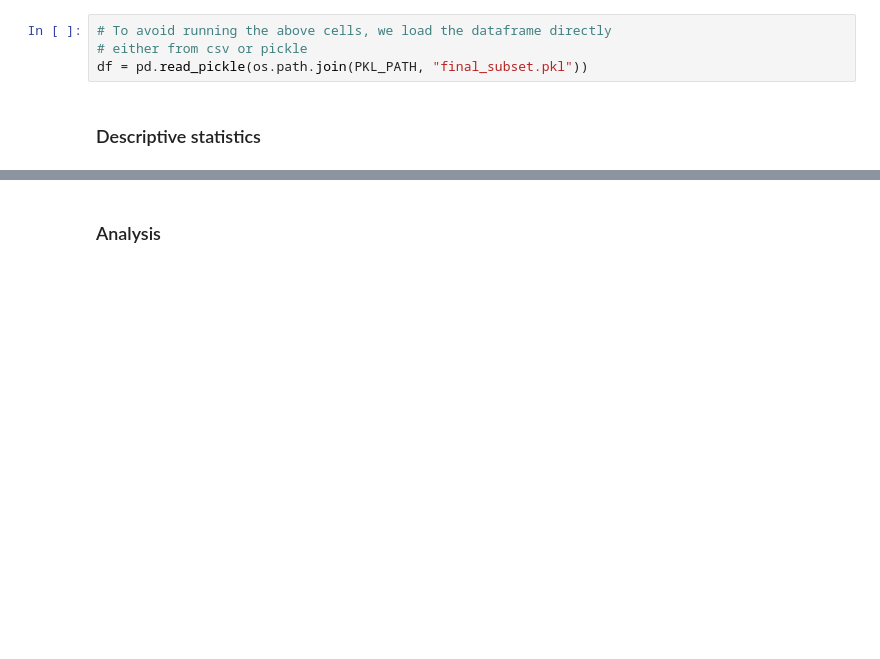
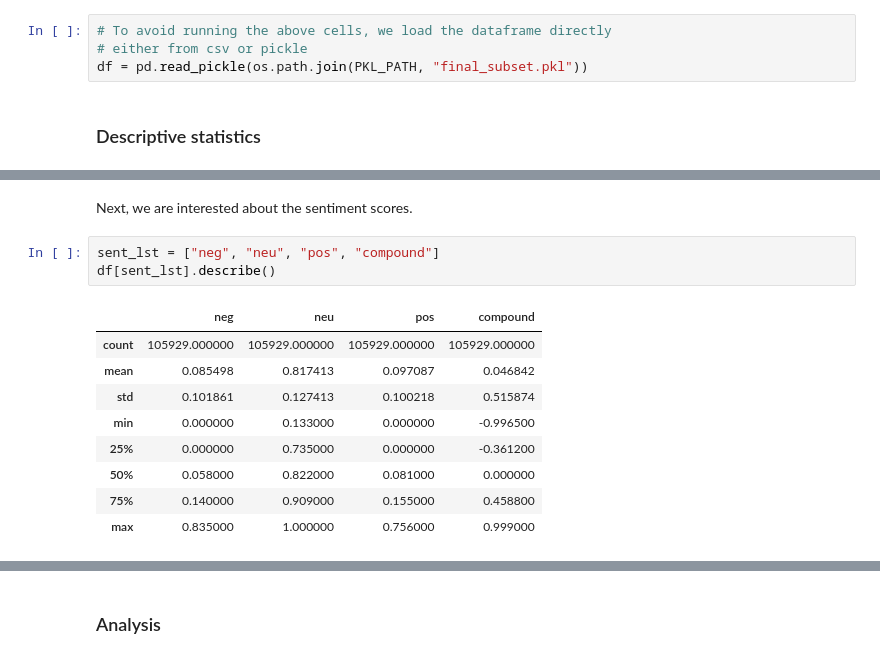
Before and after one commit to epfl-ada/ada-2021-project-apa, a Jupyter notebook: sentiment_eda.ipynb, the cells around one changed output, grey strips where cells are left out. Cells and saved outputs as stored; diff of their text form; blank space fills up the shorter version.

```diff
--- a/sentiment_eda.ipynb
+++ b/sentiment_eda.ipynb
@@ -94,0 +142,15 @@ df = pd.read_pickle(os.path.join(PKL_PATH, "final_subset.pkl"))
+# %% [markdown]
+Next, we are interested about the sentiment scores.
+# %%
+sent_lst = ["neg", "neu", "pos", "compound"]
+df[sent_lst].describe()
+# %% [output]
+|  | neg | neu | pos | compound |
+| count | 105929.000000 | 105929.000000 | 105929.000000 | 105929.000000 |
+| mean | 0.085498 | 0.817413 | 0.097087 | 0.046842 |
+| std | 0.101861 | 0.127413 | 0.100218 | 0.515874 |
+| min | 0.000000 | 0.133000 | 0.000000 | -0.996500 |
+| 25% | 0.000000 | 0.735000 | 0.000000 | -0.361200 |
+| 50% | 0.058000 | 0.822000 | 0.081000 | 0.000000 |
+| 75% | 0.140000 | 0.909000 | 0.155000 | 0.458800 |
+| max | 0.835000 | 1.000000 | 0.756000 | 0.999000 |
```
Also changed, not shown: parts of 18 cells of this notebook.
